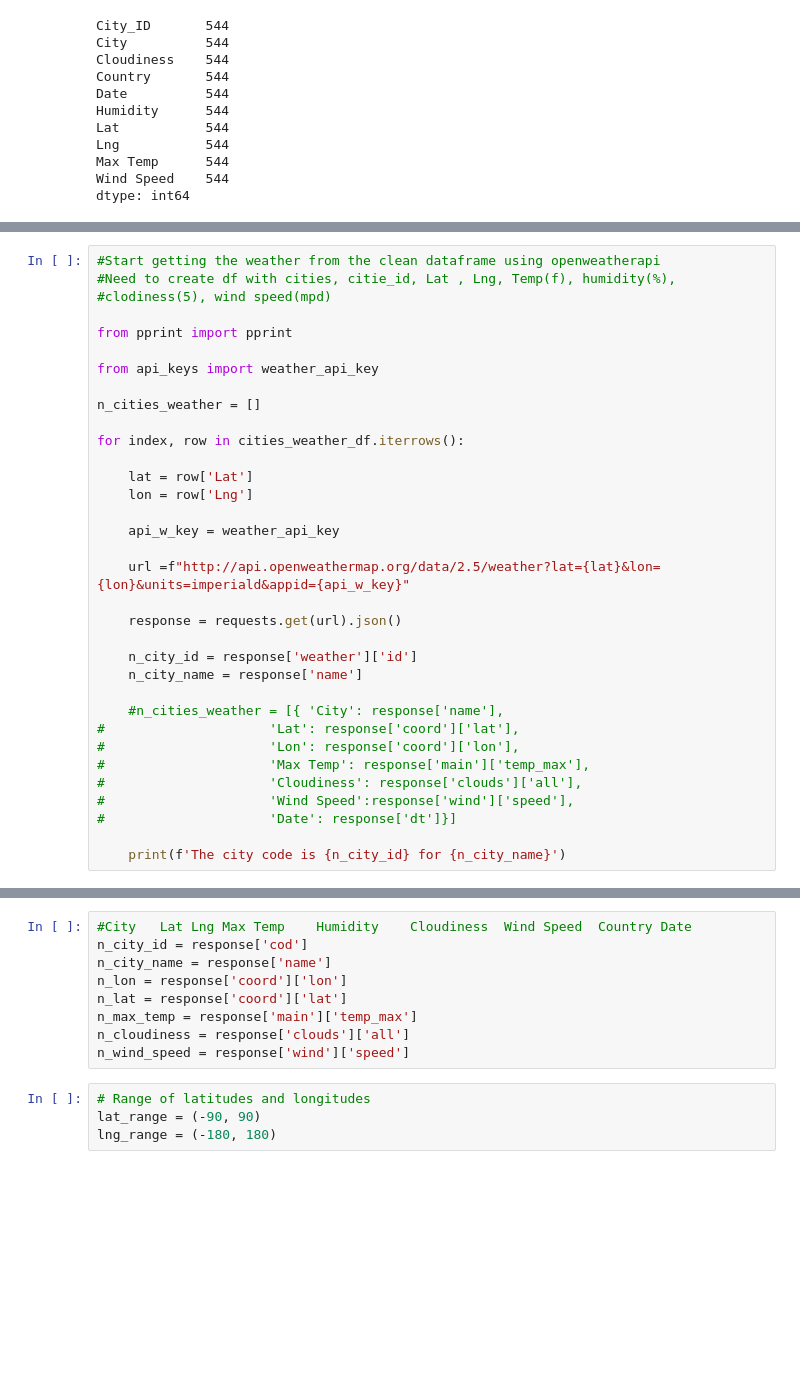
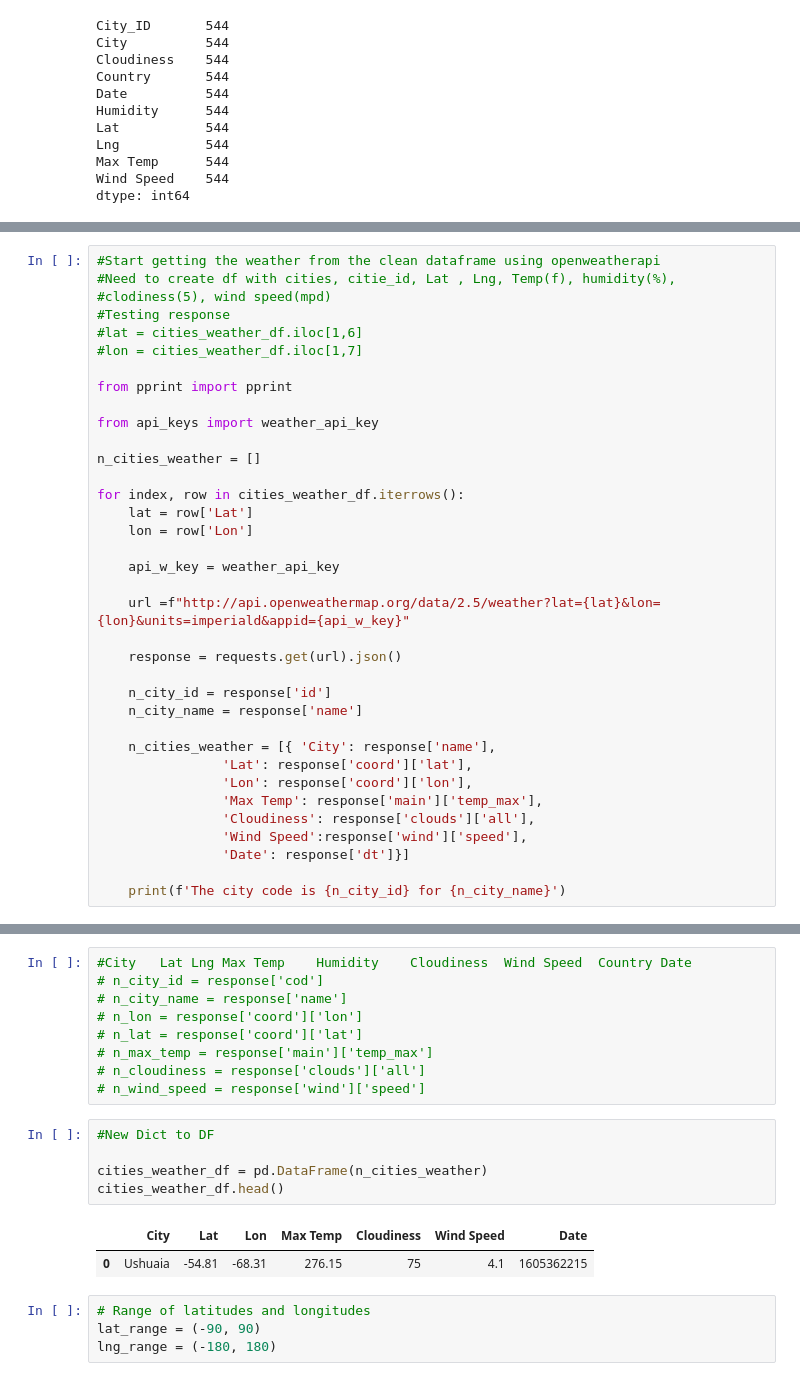
Before and after one commit to PeterGeorgeVlahos/Python-API, a Jupyter notebook: WeatherPy/WeatherPy.ipynb, the cells around one changed output, grey strips where cells are left out. Cells and saved outputs as stored; diff of their text form; blank space fills up the shorter version.

```diff
--- a/WeatherPy/WeatherPy.ipynb
+++ b/WeatherPy/WeatherPy.ipynb
@@ -92,6 +90,9 @@ Index(['City_ID', 'City', 'Cloudiness', 'Country', 'Date', 'Humidity', 'Lat',
 #Start getting the weather from the clean dataframe using openweatherapi
 #Need to create df with cities, citie_id, Lat , Lng, Temp(f), humidity(%),
 #clodiness(5), wind speed(mpd)
+#Testing response
+#lat = cities_weather_df.iloc[1,6]
+#lon = cities_weather_df.iloc[1,7]
 
 from pprint import pprint
 
@@ -100,9 +101,8 @@ from api_keys import weather_api_key
 n_cities_weather = []
 
 for index, row in cities_weather_df.iterrows():
-
     lat = row['Lat']
-    lon = row['Lng']
+    lon = row['Lon']
 
     api_w_key = weather_api_key
 
@@ -110,16 +110,16 @@ for index, row in cities_weather_df.iterrows():
 
     response = requests.get(url).json()
 
-    n_city_id = response['weather']['id']
+    n_city_id = response['id']
     n_city_name = response['name']
 
-    #n_cities_weather = [{ 'City': response['name'],
-#                     'Lat': response['coord']['lat'],
-#                     'Lon': response['coord']['lon'],
-#                     'Max Temp': response['main']['temp_max'],
-#                     'Cloudiness': response['clouds']['all'],
-#                     'Wind Speed':response['wind']['speed'],
-#                     'Date': response['dt']}]
+    n_cities_weather = [{ 'City': response['name'],
+                'Lat': response['coord']['lat'],
+                'Lon': response['coord']['lon'],
+                'Max Temp': response['main']['temp_max'],
+                'Cloudiness': response['clouds']['all'],
+                'Wind Speed':response['wind']['speed'],
+                'Date': response['dt']}]
 
     print(f'The city code is {n_city_id} for {n_city_name}')
 # %% [output]
@@ -131,13 +131,21 @@ response['wind']['speed']
 7.17
 # %%
 #City	Lat	Lng	Max Temp	Humidity	Cloudiness	Wind Speed	Country	Date
-n_city_id = response['cod']
-n_city_name = response['name']
-n_lon = response['coord']['lon']
-n_lat = response['coord']['lat']
-n_max_temp = response['main']['temp_max']
-n_cloudiness = response['clouds']['all']
-n_wind_speed = response['wind']['speed']
+# n_city_id = response['cod']
+# n_city_name = response['name']
+# n_lon = response['coord']['lon']
+# n_lat = response['coord']['lat']
+# n_max_temp = response['main']['temp_max']
+# n_cloudiness = response['clouds']['all']
+# n_wind_speed = response['wind']['speed']
+# %%
+#New Dict to DF
+
+cities_weather_df = pd.DataFrame(n_cities_weather)
+cities_weather_df.head()
+# %% [output]
+|  | City | Lat | Lon | Max Temp | Cloudiness | Wind Speed | Date |
+| 0 | Ushuaia | -54.81 | -68.31 | 276.15 | 75 | 4.1 | 1605362215 |
 # %%
 # Range of latitudes and longitudes
 lat_range = (-90, 90)
```
Also changed, not shown: parts of 3 cells of this notebook.
